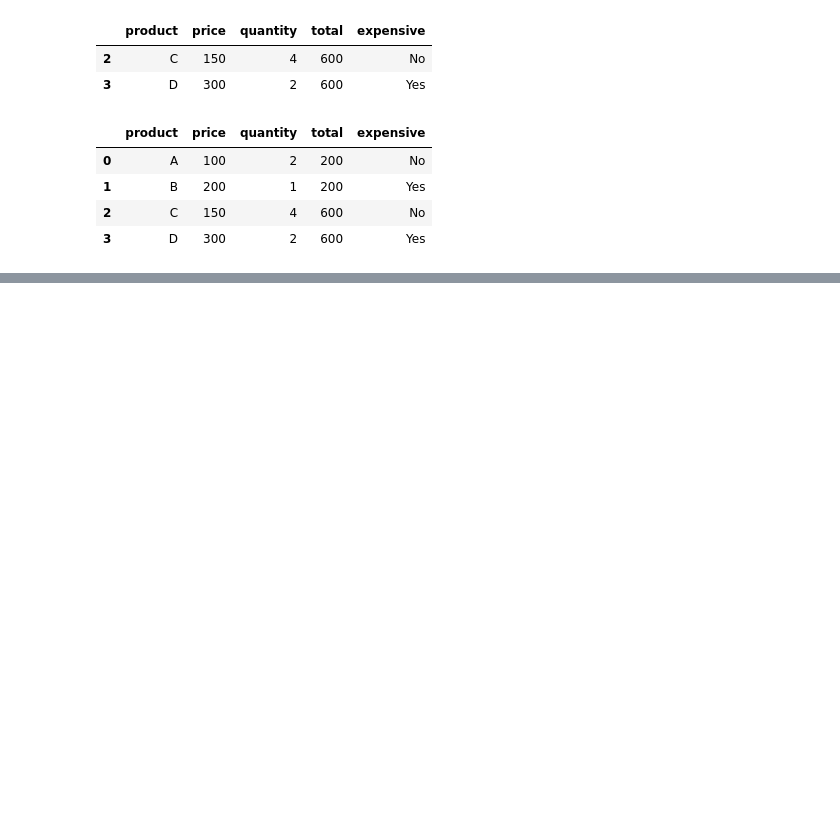
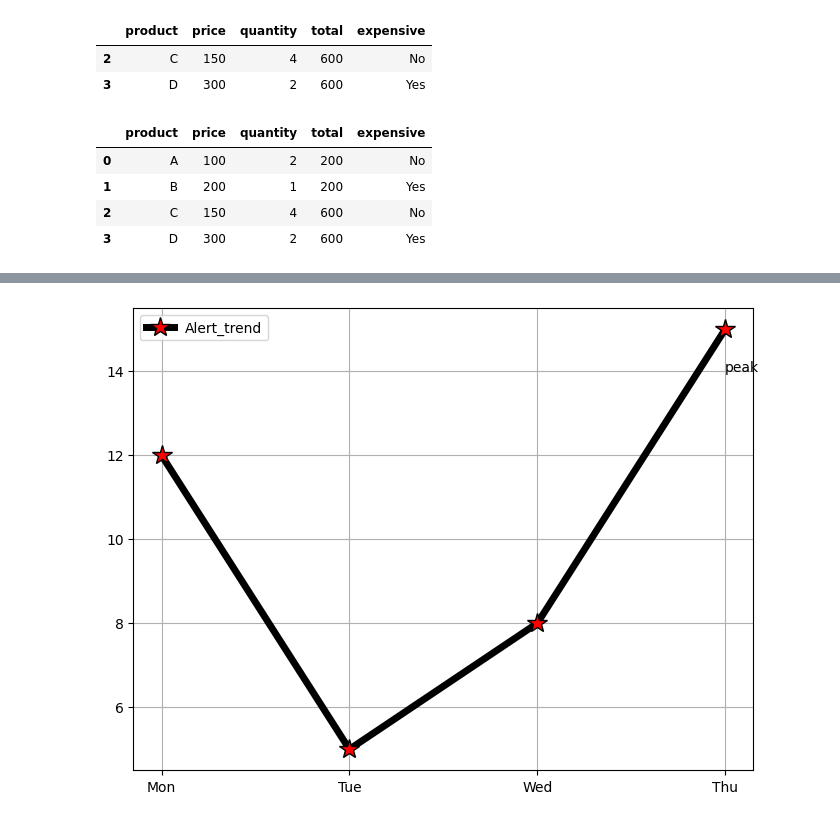
Before and after one commit to ManojOff-Git/Pandas-learning, a Jupyter notebook: problem_pandas.ipynb, the cells around one changed output, grey strips where cells are left out. Drawn from its saved outputs; the diff is of its cells as text; code cells hidden in the pictures; blank space fills up the shorter version.

```diff
--- a/problem_pandas.ipynb
+++ b/problem_pandas.ipynb
@@ -1464,3 +1464,8 @@ df
 | 1 | B | 200 | 1 | 200 | Yes |
 | 2 | C | 150 | 4 | 600 | No |
 | 3 | D | 300 | 2 | 600 | Yes |
+# %%
+df = pd.DataFrame({
+    "Day" : ['Mon','Tue','Wed','Thu'],
+    'Alerts' : [12,5,8,15]
+})
@@ -1466,0 +1480,10 @@ df
+# %%
+plt.figure(figsize=(8,6))
+mod = dict(marker = '*',mfc =  'red',mec = 'black',ms=15,linestyle="solid",linewidth = 5,color="black",label = "Alert_trend")
+plt.annotate('peak',xy=(3,14))
+plt.plot(df['Day'],df["Alerts"],**mod)
+plt.grid()
+plt.legend()
+plt.show()
+# %% [output]
+[figure, added]
```
Also changed, not shown: parts of 9 cells of this notebook.
